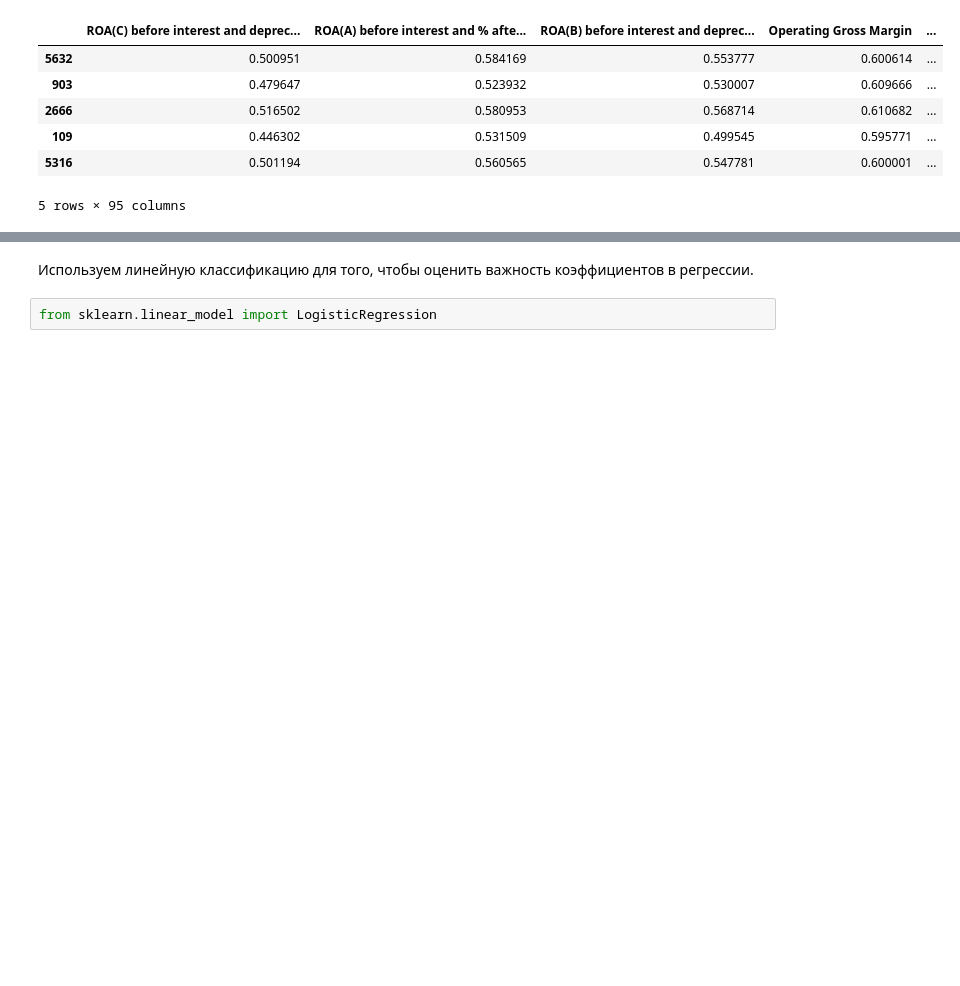
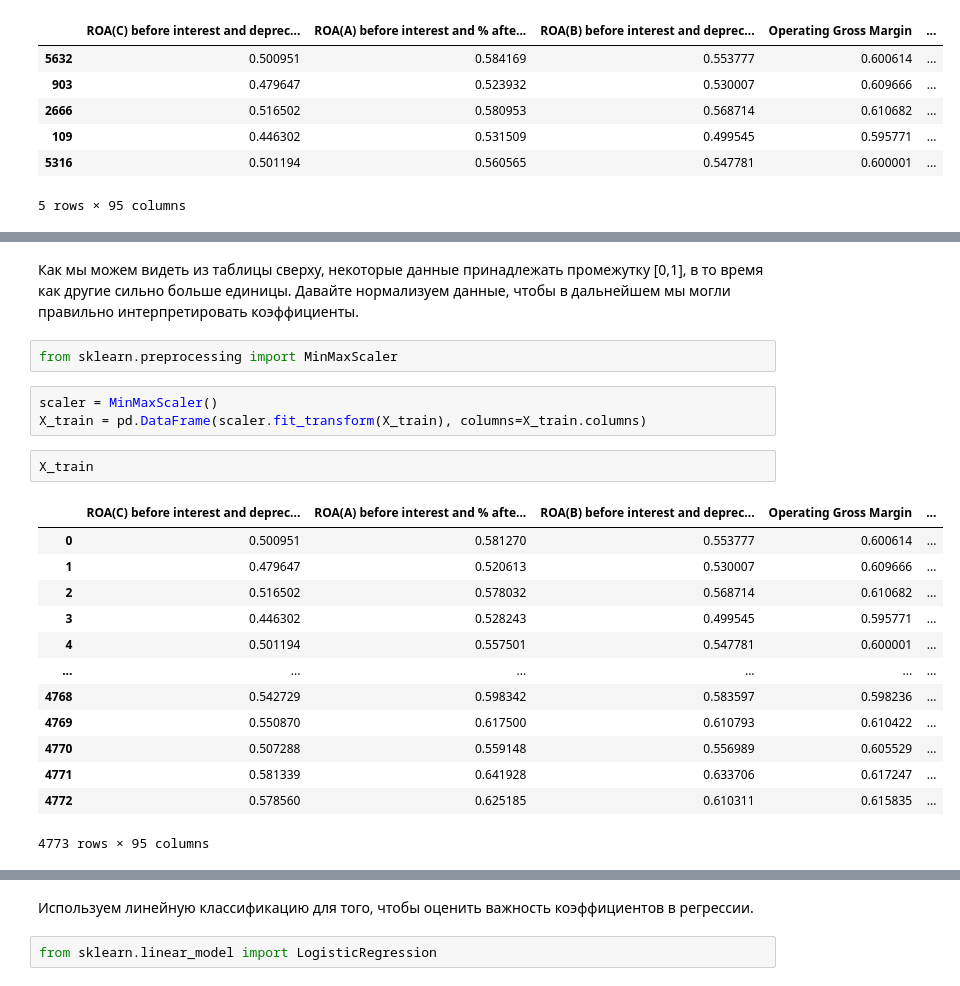
Before and after one commit to AnomaliesProject/Coursework, a Jupyter notebook: notebooks/Bankruptcy_EDA_LinModel.ipynb, the cells around one changed output, grey strips where cells are left out. Drawn from its saved outputs; the diff is of its cells as text; blank space fills up the shorter version.

```diff
--- a/notebooks/Bankruptcy_EDA_LinModel.ipynb
+++ b/notebooks/Bankruptcy_EDA_LinModel.ipynb
@@ -77,0 +113,23 @@ X_train.head()
+# %% [markdown]
+Как мы можем видеть из таблицы сверху, некоторые данные принадлежать промежутку [0,1], в то время как другие сильно больше единицы. Давайте нормализуем данные, чтобы в дальнейшем мы могли правильно интерпретировать коэффициенты.
+# %%
+from sklearn.preprocessing import MinMaxScaler
+# %%
+scaler = MinMaxScaler()
+X_train = pd.DataFrame(scaler.fit_transform(X_train), columns=X_train.columns)
+# %%
+X_train
+# %% [output]
+|  | ROA(C) before interest and deprec... | ROA(A) before interest and % afte... | ROA(B) before interest and deprec... | Operating Gross Margin | ... |
+| 0 | 0.500951 | 0.581270 | 0.553777 | 0.600614 | ... |
+| 1 | 0.479647 | 0.520613 | 0.530007 | 0.609666 | ... |
+| 2 | 0.516502 | 0.578032 | 0.568714 | 0.610682 | ... |
+| 3 | 0.446302 | 0.528243 | 0.499545 | 0.595771 | ... |
+| 4 | 0.501194 | 0.557501 | 0.547781 | 0.600001 | ... |
+| ... | ... | ... | ... | ... | ... |
+| 4768 | 0.542729 | 0.598342 | 0.583597 | 0.598236 | ... |
+| 4769 | 0.550870 | 0.617500 | 0.610793 | 0.610422 | ... |
+| 4770 | 0.507288 | 0.559148 | 0.556989 | 0.605529 | ... |
+| 4771 | 0.581339 | 0.641928 | 0.633706 | 0.617247 | ... |
+| 4772 | 0.578560 | 0.625185 | 0.610311 | 0.615835 | ... |
+4773 rows × 95 columns
```
Also changed, not shown: parts of 29 cells of this notebook.
